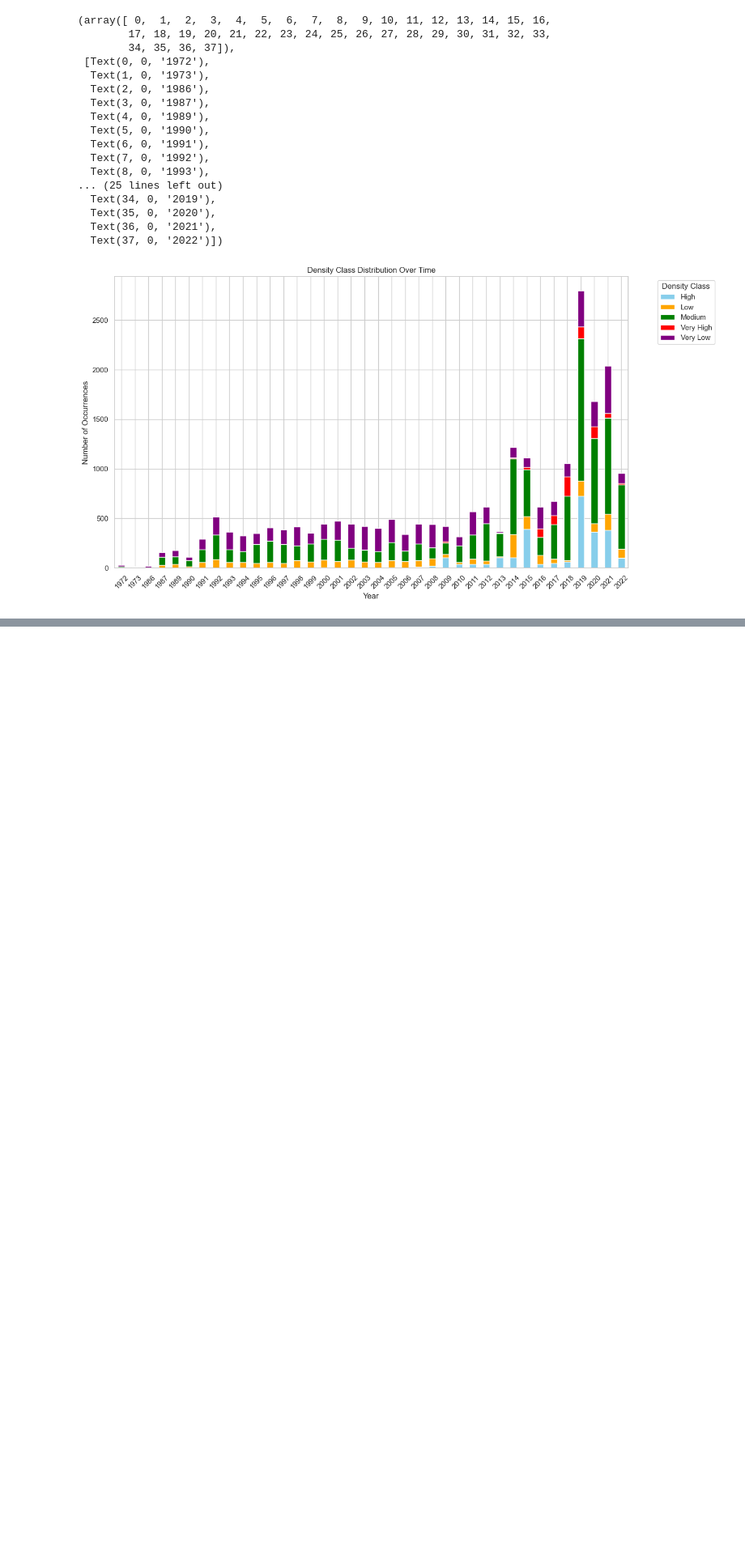
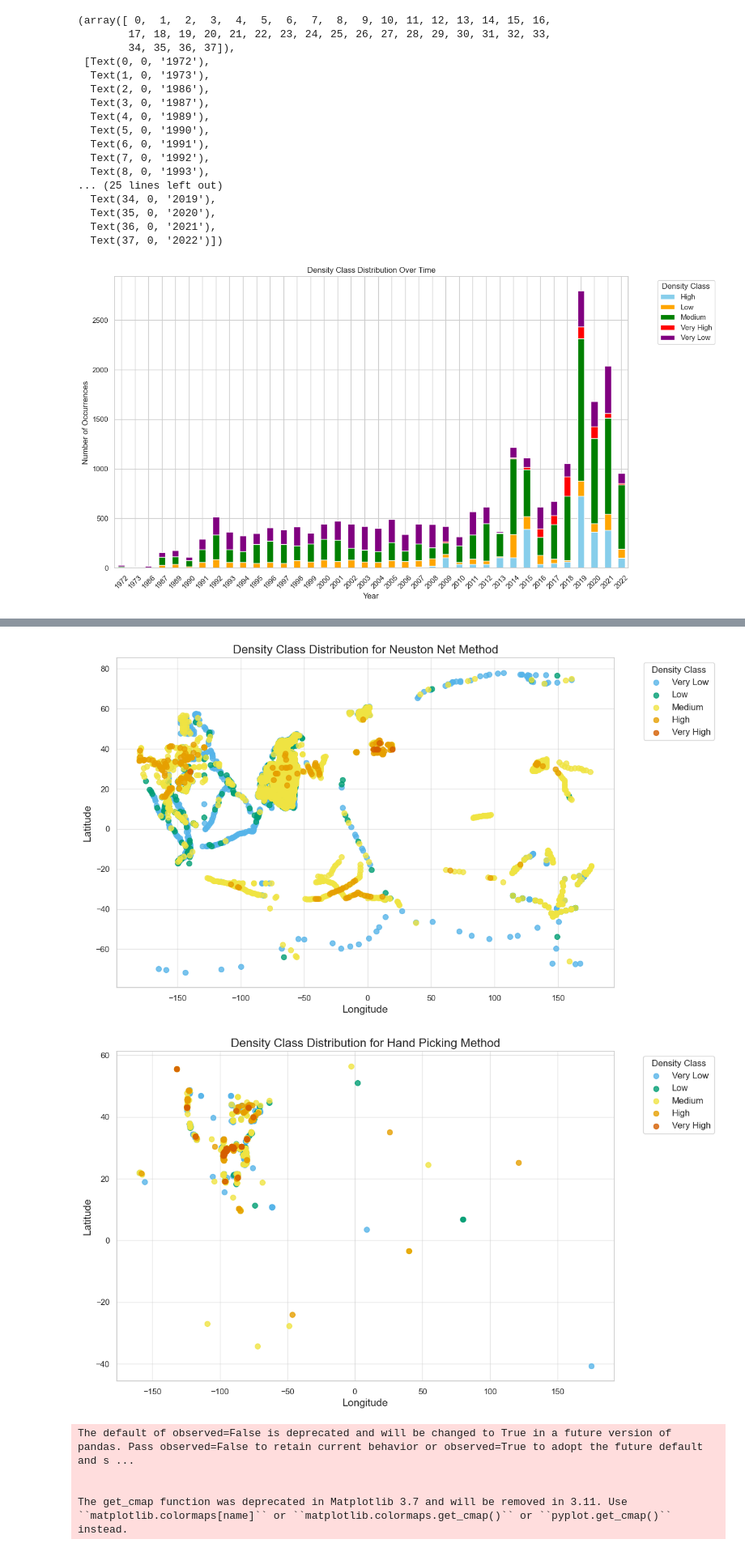
Before and after one commit to ashabensted/group-project, a Jupyter notebook: nicolle2.0.ipynb, the cells around one changed output, grey strips where cells are left out. Shown at 81% size. Cells and saved outputs as stored; diff of their text form; code cells hidden in the pictures; blank space fills up the shorter version.

```diff
--- a/nicolle2.0.ipynb
+++ b/nicolle2.0.ipynb
@@ -591,0 +732,64 @@ def plot_density_class_over_time(data, title='Density Class Distribution Over Ti
+# %%
+import matplotlib.pyplot as plt
+
+def plot_density_class_static_map(data, title='Density Class Distribution by Location'):
+    """
+    Plots a static scatter map of Density Class using Longitude and Latitude for a given dataset.
+
+    Parameters:
+    - data (DataFrame): A pandas DataFrame containing 'longitude', 'latitude', and 'density class' columns.
+    - title (str): Title of the plot.
+
+    Returns:
+    - None: Displays the static map.
+    """
+    # Define the desired order of density classes
+    density_order = ['Very Low', 'Low', 'Medium', 'High', 'Very High']
+
+    # Ensure 'density class' is categorical for consistent coloring
+    data['density class'] = pd.Categorical(data['density class'], categories=density_order, ordered=True)
+
+    # Define custom colors for density classes
+    custom_colors = {
+        'Very Low': '#56B4E9',  # Light Blue
+        'Low': '#009E73',       # Green
+        'Medium': '#F0E442',    # Yellow
+        'High': '#E69F00',      # Orange
+        'Very High': '#D55E00'  # Red
+    }
+
+    # Create the scatter plot
+    plt.figure(figsize=(12, 8))
+    for density in density_order:
+        subset = data[data['density class'] == density]
+        plt.scatter(
+            subset['longitude'],
+            subset['latitude'],
+            label=density,
+            color=custom_colors[density],
+            alpha=0.8,
+            s=50  # Adjust point size
+        )
+
+    # Add titles and labels
+    plt.title(title, fontsize=16)
+    plt.xlabel('Longitude', fontsize=14)
+    plt.ylabel('Latitude', fontsize=14)
+    plt.legend(title='Density Class', bbox_to_anchor=(1.05, 1), loc='upper left', fontsize=12)
+    plt.grid(alpha=0.5)
+
+    # Show the plot
+    plt.show()
+
+# Example: Plot for each sampling method DataFrame
+plot_density_class_static_map(neuston_net, title='Density Class Distribution for Neuston Net Method')
+plot_density_class_static_map(hand_picking, title='Density Class Distribution for Hand Picking Method')
+plot_density_class_over_time(manta_net, title= 'Density Class Distribution for Manta Net Method Over Time')
+plot_density_class_over_time(grab_sample, title= 'Density Class Distribution for Grab Sample Method Over Time')
+# %% [output]
+[figure, added]
+[figure, added]
+The default of observed=False is deprecated and will be changed to True in a future version of pandas. Pass observed=False to retain current behavior or observed=True to adopt the future default and s ...
+
+
+The get_cmap function was deprecated in Matplotlib 3.7 and will be removed in 3.11. Use ``matplotlib.colormaps[name]`` or ``matplotlib.colormaps.get_cmap()`` or ``pyplot.get_cmap()`` instead.
```
Also changed, not shown: parts of 12 cells of this notebook.
